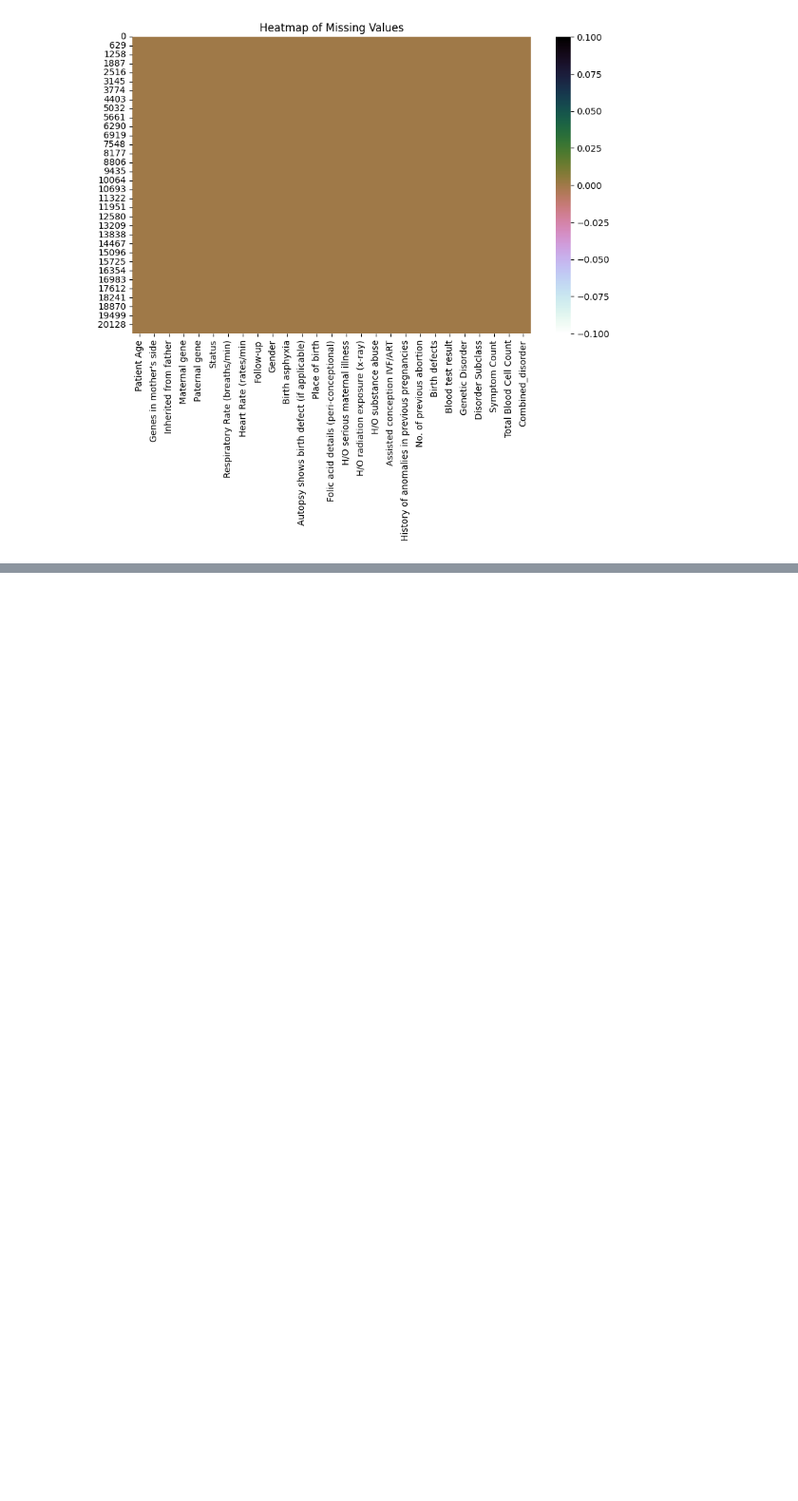
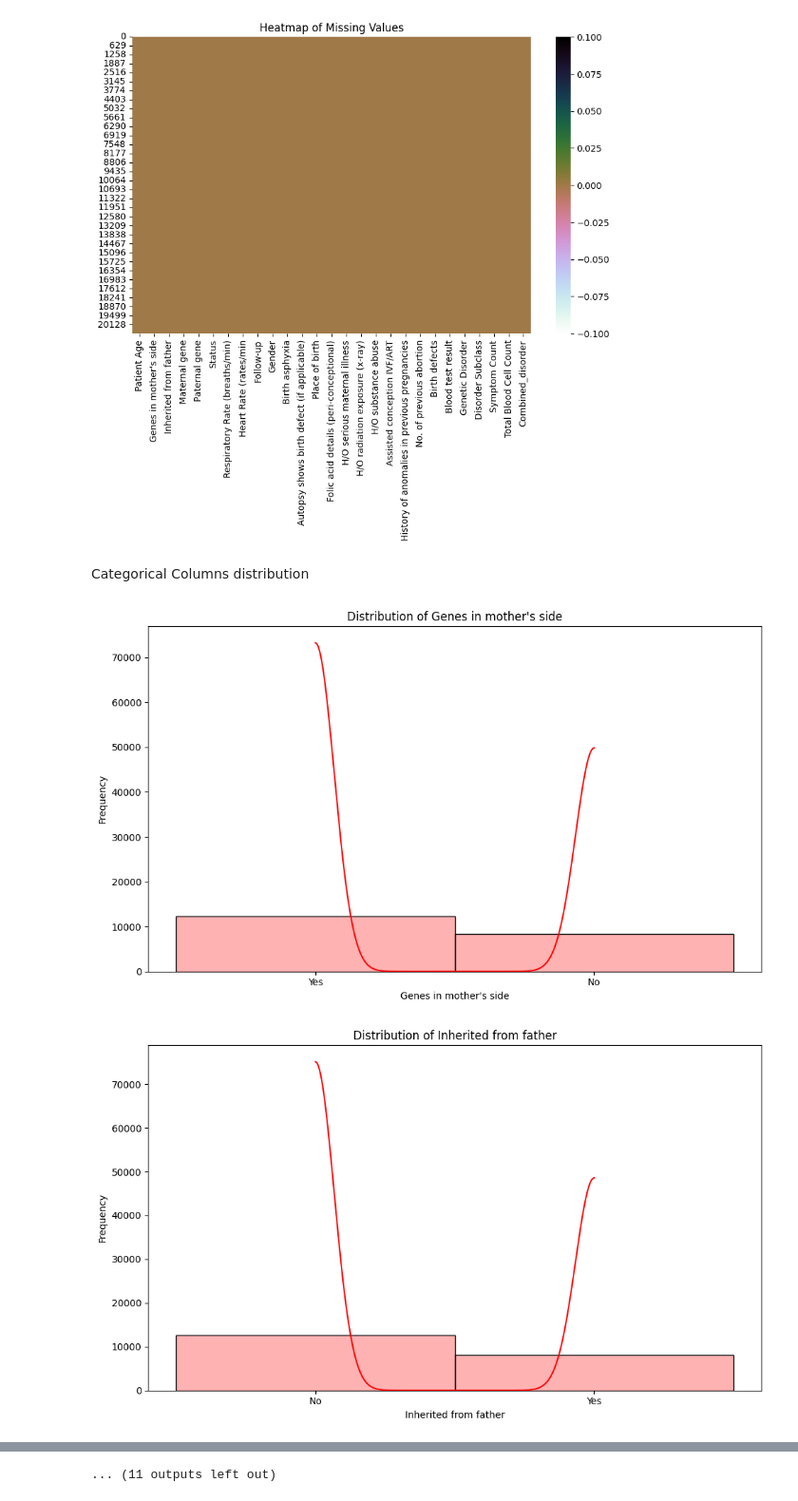
Before and after one commit to NANDINISHARMA30/GenAarogya, a Jupyter notebook: Project.ipynb, the cells around one changed output, grey strips where cells are left out. Shown at 95% size. Drawn from its saved outputs; the diff is of its cells as text; code cells hidden in the pictures; blank space fills up the shorter version.

Commit message:
Distribution of data done

```diff
--- a/Project.ipynb
+++ b/Project.ipynb
@@ -350,3 +350,23 @@ plt.show()
 # %%
 numerical_cols = df_train.select_dtypes(include=["number"]).columns
 categorical_cols = df_train.select_dtypes(include=["object"]).columns
+# %% [markdown]
+Categorical Columns distribution
+# %%
+for col in df_train[categorical_cols]:
+    plt.figure(figsize=(10, 6))  # Set figure size for each plot
+    #   plt.figure(figsize=(12, 6))
+
+    # Plot histogram with KDE
+    sns.histplot(df_train[col], color='r', bins=50, kde=True, alpha=0.3)
+
+    plt.title(f'Distribution of {col}')
+    plt.xlabel(col)
+    plt.ylabel('Frequency')
+    plt.tight_layout()
+
+    # Show plot for the current column
+    plt.show()
+# %% [output]
+[figure, added]
+[figure, added]
@@ -352,0 +383 @@ categorical_cols = df_train.select_dtypes(include=["object"]).columns
+... (11 outputs left out)
```
Also changed, not shown: parts of 3 cells of this notebook.
